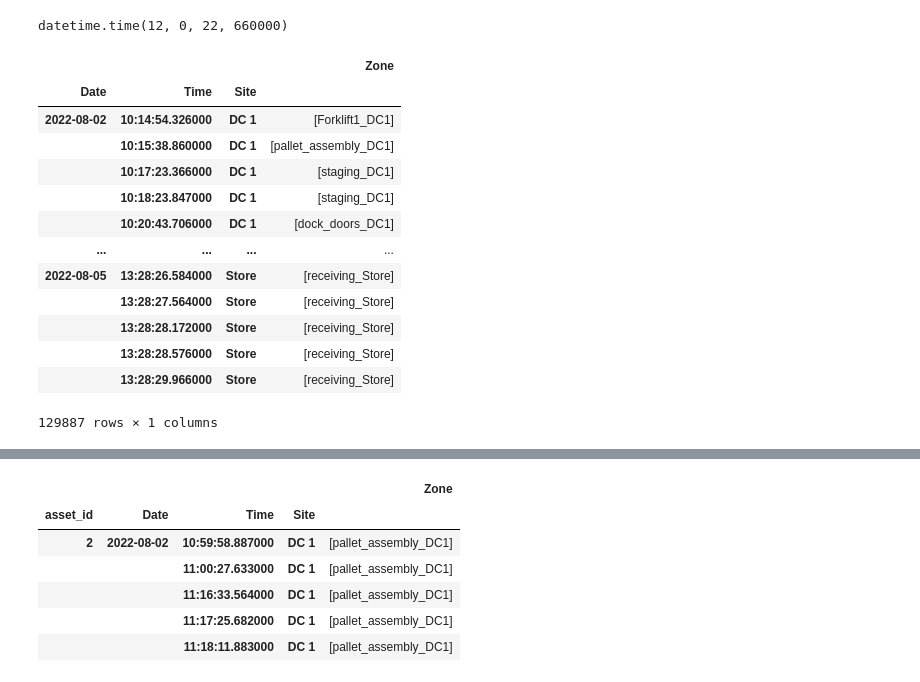
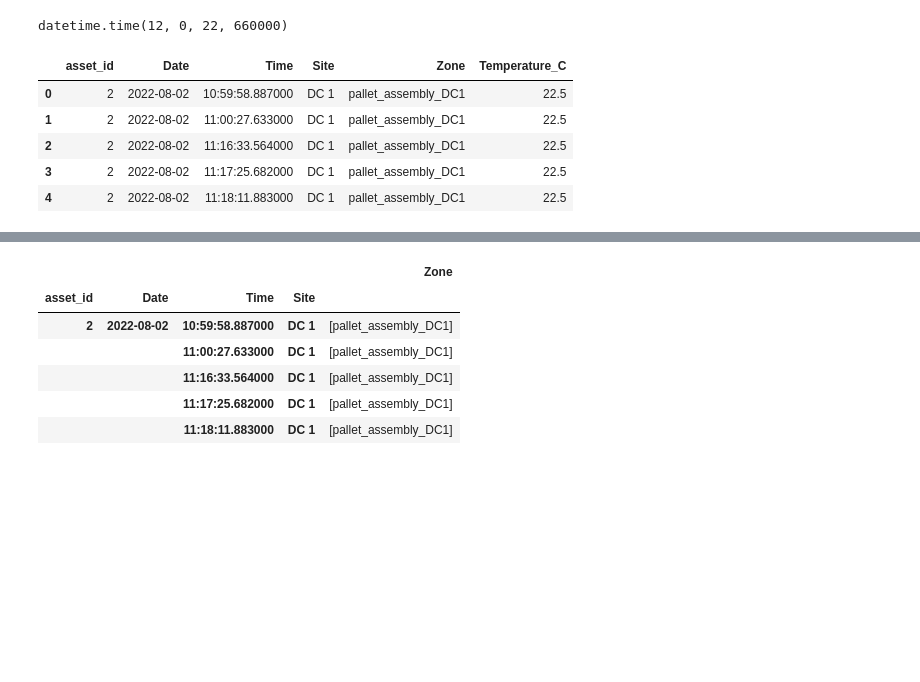
Before and after one commit to giocarro/Data_Science_Gio, a Jupyter notebook: Tareas/Data_Analyst_Assignment.ipynb, the cells around one changed output, grey strips where cells are left out. Drawn from its saved outputs; the diff is of its cells as text; code cells hidden in the pictures; blank space fills up the shorter version.

```diff
--- a/Tareas/Data_Analyst_Assignment.ipynb
+++ b/Tareas/Data_Analyst_Assignment.ipynb
@@ -275,25 +275,19 @@ datetime.timedelta(seconds=56, microseconds=32000)
 # %% [output]
 datetime.time(12, 0, 22, 660000)
 # %%
-#Pending to check
-#pd.DataFrame(df.groupby(['Date', 'Time','Site', 'Zone']).asset_id.unique()).head(100)
-pd.DataFrame(df.groupby(['Date', 'Time','Site']).Zone.unique())
-#df.groupby(['Date', 'Time','Site']).Zone.unique()
+# Studying
+#df_2 = pd.DataFrame(df.groupby(['asset_id','Date','Time','Zone']).Site.unique())
+#df_x = pd.DataFrame(df.groupby(['asset_id','Date','Time','Zone'], as_index=False)['Temperature_C'].max())
+#df.groupby(['asset_id','Date','Time','Zone'], as_index=False)['Temperature_C'].max()
-# %% [output]
-|  |  |  | Zone |
-| Date | Time | Site |  |
-| 2022-08-02 | 10:14:54.326000 | DC 1 | [Forklift1_DC1] |
-|  | 10:15:38.860000 | DC 1 | [pallet_assembly_DC1] |
-|  | 10:17:23.366000 | DC 1 | [staging_DC1] |
-|  | 10:18:23.847000 | DC 1 | [staging_DC1] |
-|  | 10:20:43.706000 | DC 1 | [dock_doors_DC1] |
-| ... | ... | ... | ... |
-| 2022-08-05 | 13:28:26.584000 | Store | [receiving_Store] |
-|  | 13:28:27.564000 | Store | [receiving_Store] |
-|  | 13:28:28.172000 | Store | [receiving_Store] |
-|  | 13:28:28.576000 | Store | [receiving_Store] |
-|  | 13:28:29.966000 | Store | [receiving_Store] |
-129887 rows × 1 columns
 # %%
-# Sub-dataframe of df showing filter by asset_id
-df_1 = pd.DataFrame(df.groupby(['asset_id','Date','Time','Site']).Zone.unique())
+#Subdataframe filtered by asset_id
+#df.groupby(['asset_id','Date','Time','Site','Zone'], as_index=False ).Temperature_C.mean()
+df_1 = pd.DataFrame(df.groupby(['asset_id','Date','Time','Site','Zone'], as_index=False ).Temperature_C.mean())
+df_1.head()
+# %% [output]
+|  | asset_id | Date | Time | Site | Zone | Temperature_C |
+| 0 | 2 | 2022-08-02 | 10:59:58.887000 | DC 1 | pallet_assembly_DC1 | 22.5 |
+| 1 | 2 | 2022-08-02 | 11:00:27.633000 | DC 1 | pallet_assembly_DC1 | 22.5 |
+| 2 | 2 | 2022-08-02 | 11:16:33.564000 | DC 1 | pallet_assembly_DC1 | 22.5 |
+| 3 | 2 | 2022-08-02 | 11:17:25.682000 | DC 1 | pallet_assembly_DC1 | 22.5 |
+| 4 | 2 | 2022-08-02 | 11:18:11.883000 | DC 1 | pallet_assembly_DC1 | 22.5 |
```
Also changed, not shown: parts of 6 cells of this notebook.
